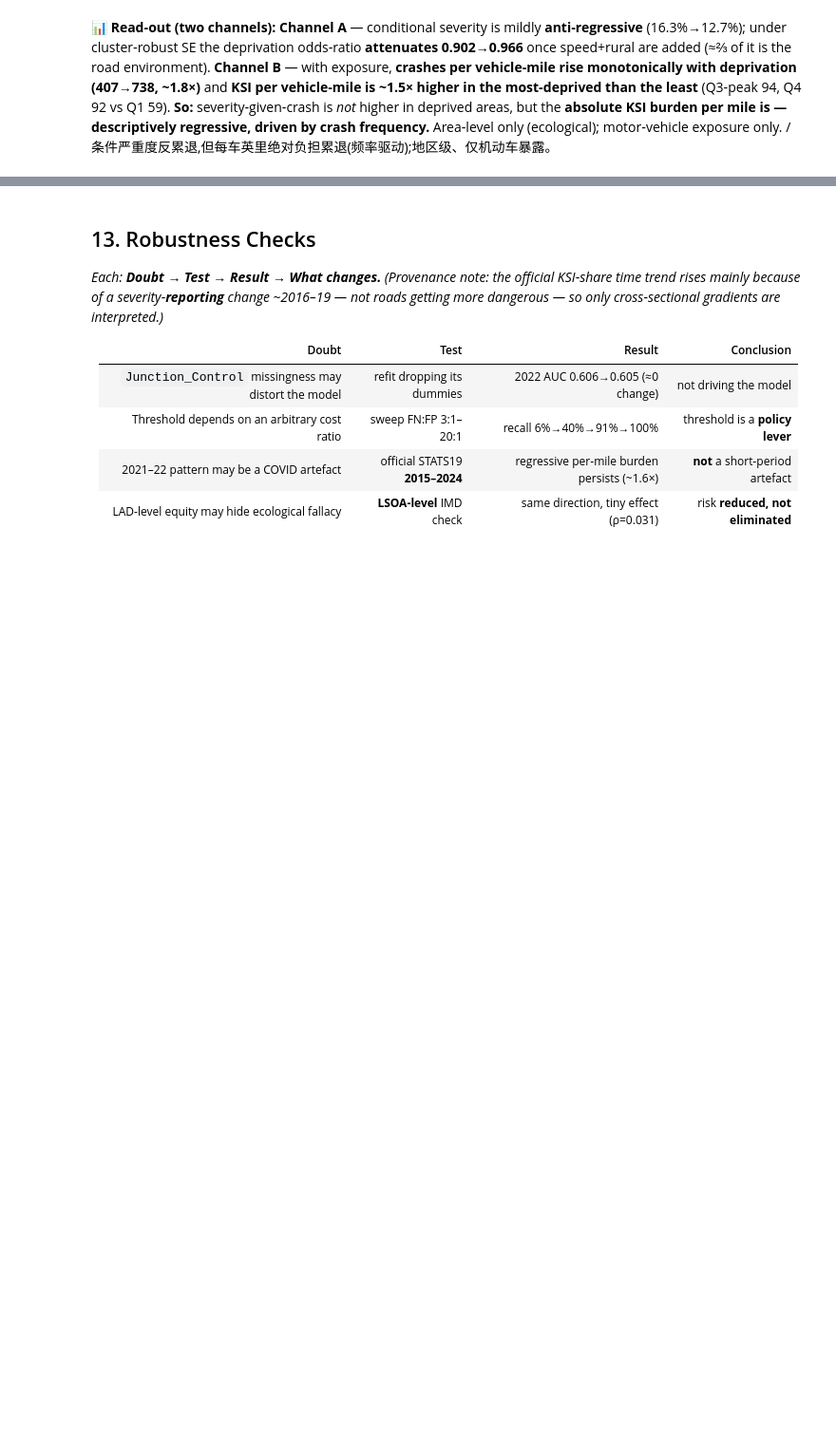
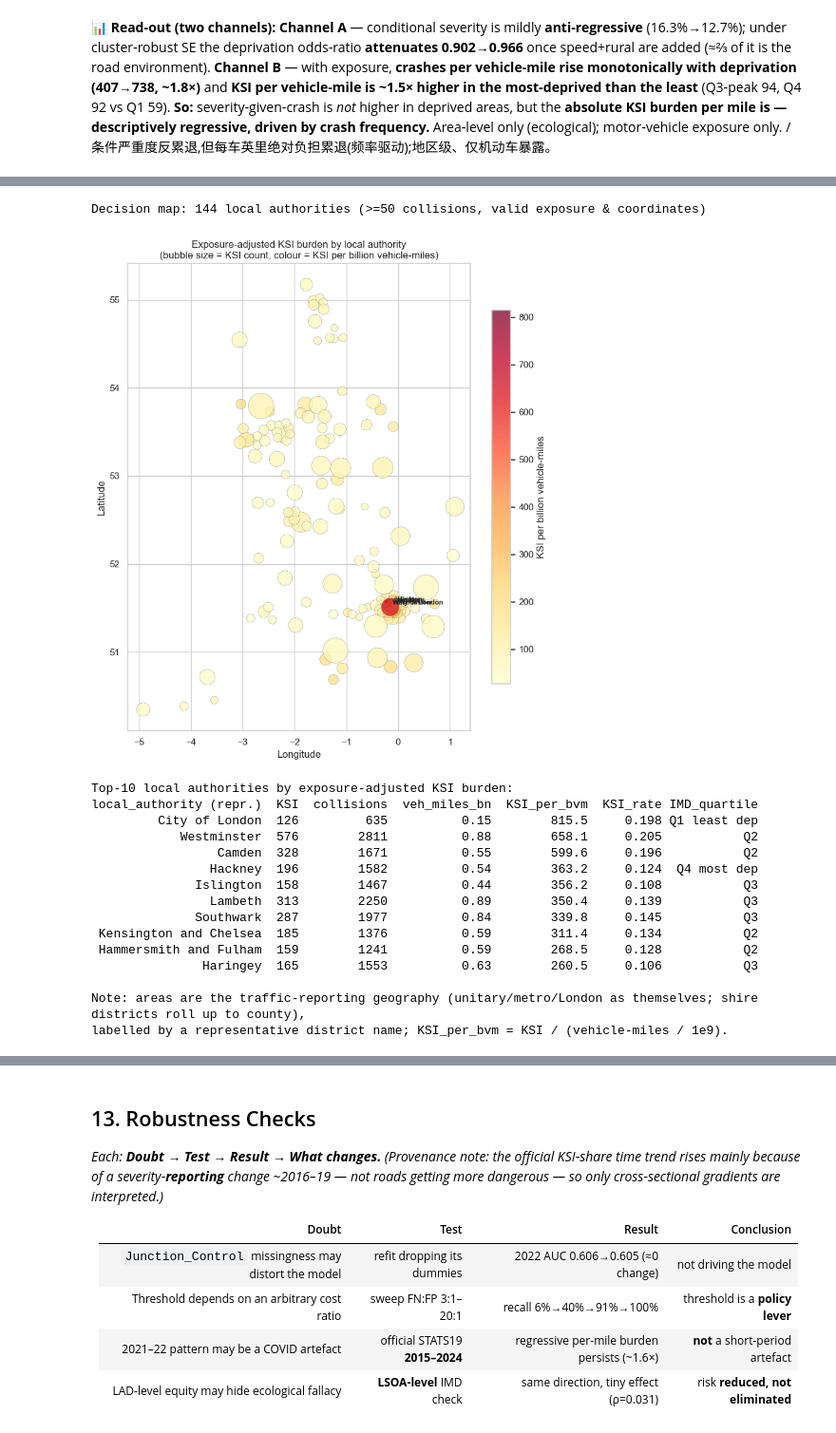
Before and after one commit to XilaiWang/DAAI-road-safety-ksi-analysis, a Jupyter notebook: road_safety_severity_analysis.ipynb, the cells around one changed output, grey strips where cells are left out. Shown at 95% size. Cells and saved outputs as stored; diff of their text form; code cells hidden in the pictures; blank space fills up the shorter version.

```diff
--- a/road_safety_severity_analysis.ipynb
+++ b/road_safety_severity_analysis.ipynb
@@ -578,0 +588,48 @@ Q4 most dep           738.3         91.9           12.5
+# %%
+# Build a LAD / traffic-area decision table by reusing the §12 'a' aggregation (by tgt) + adding centroids & a name
+cen=(acc.dropna(subset=["Latitude","Longitude","tgt"]).groupby("tgt")
+     .agg(mean_lon=("Longitude","mean"), mean_lat=("Latitude","mean"),
+          name=("Local_Authority_(District)", lambda s: s.mode().iat[0] if not s.mode().empty else "NA")).reset_index())
+lad=a.merge(cen,on="tgt",how="left")
+lad=lad[(lad.crashes>=50) & (lad.all_motor_vehicles>0)].dropna(subset=["mean_lon","mean_lat"]).copy()  # min count, no div-by-0, valid coords
+lad["ksi_rate"]=(lad.ksi/lad.crashes).round(3)
+lad["KSI_per_bvm"]=(lad.ksi/(lad.all_motor_vehicles/1e9)).round(1)
+lad["vm_bn"]=(lad.all_motor_vehicles/1e9).round(2)
+print(f"Decision map: {len(lad)} local authorities (>=50 collisions, valid exposure & coordinates)")
+
+# Bubble map: size = KSI count, colour = KSI per billion vehicle-miles
+fig,ax=plt.subplots(figsize=(8,9))
+sc=ax.scatter(lad.mean_lon,lad.mean_lat,s=40+(lad.ksi/lad.ksi.max())*900,c=lad.KSI_per_bvm,
+              cmap="YlOrRd",alpha=0.75,edgecolor="grey",linewidth=0.4)
+cb=fig.colorbar(sc,ax=ax,shrink=0.8); cb.set_label("KSI per billion vehicle-miles")
+for _,r in lad.nlargest(5,"KSI_per_bvm").iterrows():
+    ax.annotate(str(r["name"]),(r.mean_lon,r.mean_lat),fontsize=8,fontweight="bold",xytext=(3,3),textcoords="offset points")
+ax.set_title("Exposure-adjusted KSI burden by local authority\n(bubble size = KSI count, colour = KSI per billion vehicle-miles)")
+ax.set_xlabel("Longitude"); ax.set_ylabel("Latitude")
+plt.tight_layout(); plt.savefig(OUTPUT/"map_lad_burden.png",dpi=120,bbox_inches="tight"); plt.show()
+
+# Top-10 hotspot table -> an actionable priority list
+top10=lad.sort_values("KSI_per_bvm",ascending=False).head(10)[["name","ksi","crashes","vm_bn","KSI_per_bvm","ksi_rate","dep_q"]].copy()
+top10.columns=["local_authority (repr.)","KSI","collisions","veh_miles_bn","KSI_per_bvm","KSI_rate","IMD_quartile"]
+print("\nTop-10 local authorities by exposure-adjusted KSI burden:")
+print(top10.to_string(index=False))
+print("\nNote: areas are the traffic-reporting geography (unitary/metro/London as themselves; shire districts roll up to county),")
+print("labelled by a representative district name; KSI_per_bvm = KSI / (vehicle-miles / 1e9).")
+# %% [output]
+Decision map: 144 local authorities (>=50 collisions, valid exposure & coordinates)
+[figure, added]
+Top-10 local authorities by exposure-adjusted KSI burden:
+local_authority (repr.)  KSI  collisions  veh_miles_bn  KSI_per_bvm  KSI_rate IMD_quartile
+         City of London  126         635          0.15        815.5     0.198 Q1 least dep
+            Westminster  576        2811          0.88        658.1     0.205           Q2
+                 Camden  328        1671          0.55        599.6     0.196           Q2
+                Hackney  196        1582          0.54        363.2     0.124  Q4 most dep
+              Islington  158        1467          0.44        356.2     0.108           Q3
+                Lambeth  313        2250          0.89        350.4     0.139           Q3
+              Southwark  287        1977          0.84        339.8     0.145           Q3
+ Kensington and Chelsea  185        1376          0.59        311.4     0.134           Q2
+ Hammersmith and Fulham  159        1241          0.59        268.5     0.128           Q2
+               Haringey  165        1553          0.63        260.5     0.106           Q3
+
+Note: areas are the traffic-reporting geography (unitary/metro/London as themselves; shire districts roll up to county),
+labelled by a representative district name; KSI_per_bvm = KSI / (vehicle-miles / 1e9).
```
Also changed, not shown: parts of 5 cells of this notebook.
